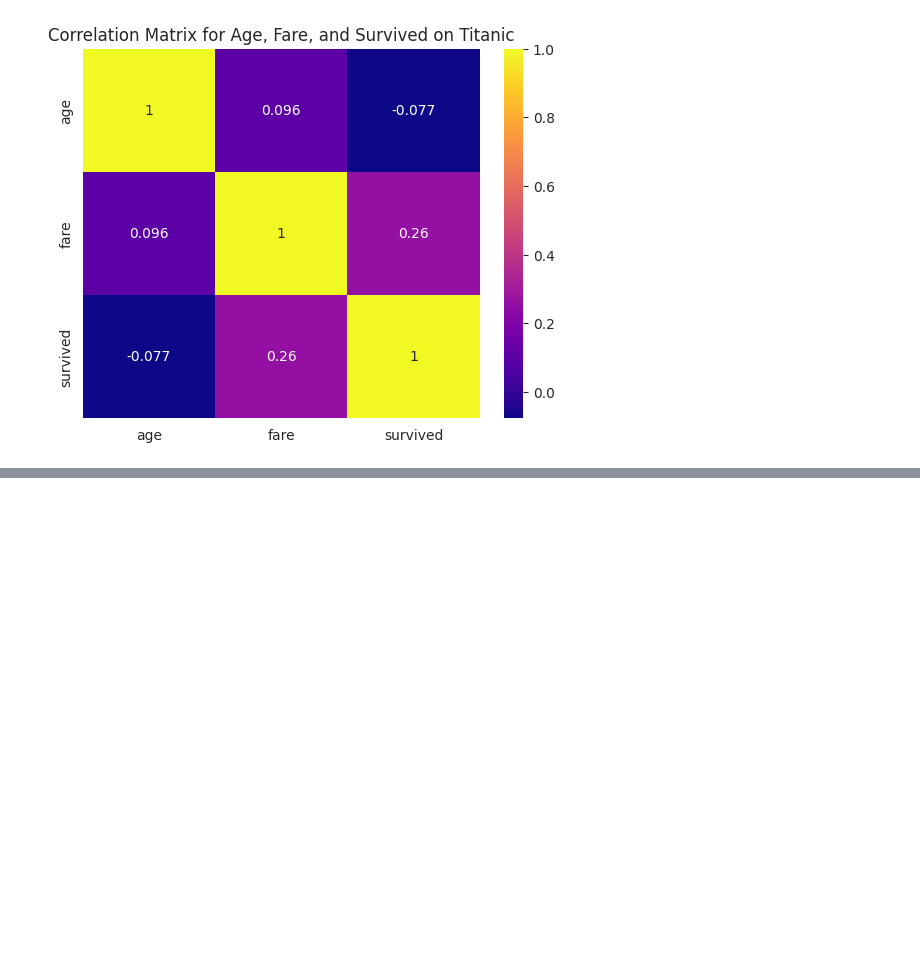
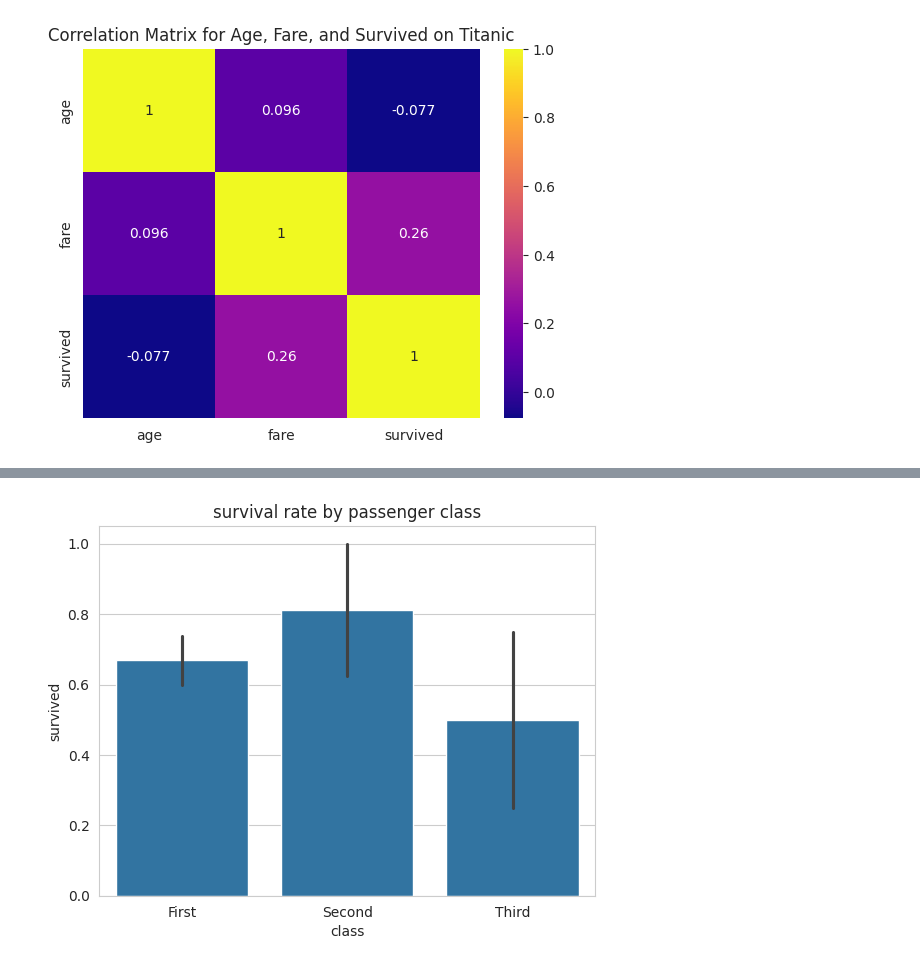
Before and after one commit to raja6294/Data_Analytics, a Jupyter notebook: test.ipynb, the cells around one changed output, grey strips where cells are left out. Cells and saved outputs as stored; diff of their text form; code cells hidden in the pictures; blank space fills up the shorter version.

Commit message:
survival rate added

```diff
--- a/test.ipynb
+++ b/test.ipynb
@@ -135,3 +135,8 @@ plt.title("Correlation Matrix for Age, Fare, and Survived on Titanic")
 plt.show()
 # %% [output]
 [figure]
+# %%
+titanic_df['age']= titanic_df['age'].fillna(titanic_df['age'].mean())
+titanic_df['embarked'] = titanic_df['embarked'].fillna(titanic_df['embarked'].mode()[0])
+titanic_df= titanic_df.dropna(subset=['deck'])
+df.isnull().sum()
@@ -137,0 +174,8 @@ plt.show()
+# %%
+import matplotlib.pyplot as plt
+import seaborn as sns
+sns.barplot(x="class", y="survived",data=titanic_df)
+plt.title("survival rate by passenger class")
+plt.show()
+# %% [output]
+[figure, added]
```
Also changed, not shown: parts of 2 cells of this notebook.
